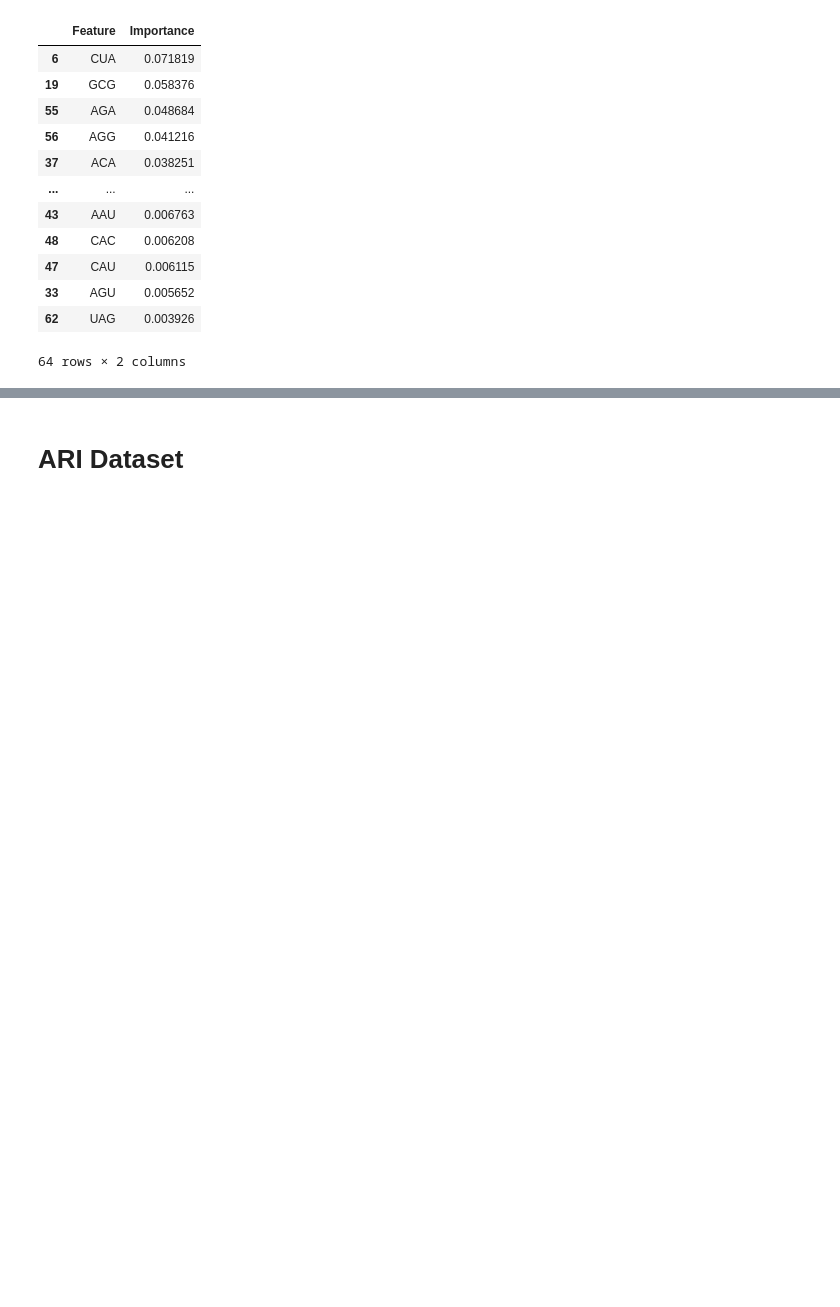
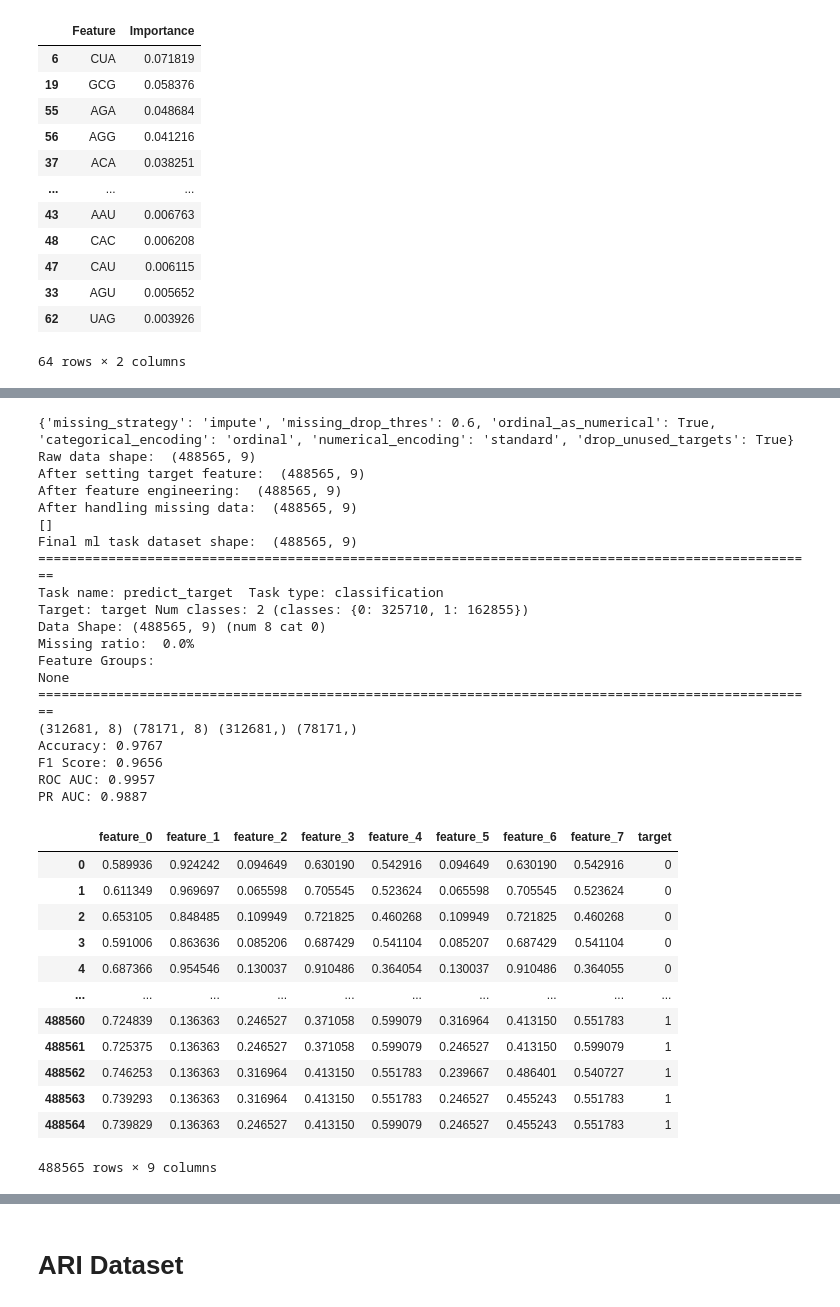
Before and after one commit to sitaomin1994/MedicalDataKit, a Jupyter notebook: notebook/data_fetch.ipynb, the cells around one changed output, grey strips where cells are left out. Cells and saved outputs as stored; diff of their text form; code cells hidden in the pictures; blank space fills up the shorter version.

```diff
--- a/notebook/data_fetch.ipynb
+++ b/notebook/data_fetch.ipynb
@@ -2351,0 +2527,50 @@ Top 10 Most Important Features:
+# %%
+dataset.generate_ml_task_dataset(
+    task_name = 'predict_target',
+    config = {
+        'missing_strategy': 'impute',
+        'categorical_encoding': 'ordinal',
+        'numerical_encoding': 'standard',
+        'ordinal_as_numerical': True
+    },
+    verbose = True
+)
+dataset.ml_task_dataset.show_dataset_info()
+data = dataset.ml_task_dataset.data
+config = dataset.ml_task_dataset.data_config
+model = train_and_evaluate_model(data, config, model_type = 'xgb')
+dataset.ml_task_dataset.data
+# %% [output]
+{'missing_strategy': 'impute', 'missing_drop_thres': 0.6, 'ordinal_as_numerical': True, 'categorical_encoding': 'ordinal', 'numerical_encoding': 'standard', 'drop_unused_targets': True}
+Raw data shape:  (488565, 9)
+After setting target feature:  (488565, 9)
+After feature engineering:  (488565, 9)
+After handling missing data:  (488565, 9)
+[]
+Final ml task dataset shape:  (488565, 9)
+====================================================================================================
+Task name: predict_target  Task type: classification
+Target: target Num classes: 2 (classes: {0: 325710, 1: 162855})
+Data Shape: (488565, 9) (num 8 cat 0)
+Missing ratio:  0.0%
+Feature Groups:
+None
+====================================================================================================
+(312681, 8) (78171, 8) (312681,) (78171,)
+Accuracy: 0.9767
+F1 Score: 0.9656
+ROC AUC: 0.9957
+PR AUC: 0.9887
+|  | feature_0 | feature_1 | feature_2 | feature_3 | feature_4 | feature_5 | feature_6 | feature_7 | target |
+| 0 | 0.589936 | 0.924242 | 0.094649 | 0.630190 | 0.542916 | 0.094649 | 0.630190 | 0.542916 | 0 |
+| 1 | 0.611349 | 0.969697 | 0.065598 | 0.705545 | 0.523624 | 0.065598 | 0.705545 | 0.523624 | 0 |
+| 2 | 0.653105 | 0.848485 | 0.109949 | 0.721825 | 0.460268 | 0.109949 | 0.721825 | 0.460268 | 0 |
+| 3 | 0.591006 | 0.863636 | 0.085206 | 0.687429 | 0.541104 | 0.085207 | 0.687429 | 0.541104 | 0 |
+| 4 | 0.687366 | 0.954546 | 0.130037 | 0.910486 | 0.364054 | 0.130037 | 0.910486 | 0.364055 | 0 |
+| ... | ... | ... | ... | ... | ... | ... | ... | ... | ... |
+| 488560 | 0.724839 | 0.136363 | 0.246527 | 0.371058 | 0.599079 | 0.316964 | 0.413150 | 0.551783 | 1 |
+| 488561 | 0.725375 | 0.136363 | 0.246527 | 0.371058 | 0.599079 | 0.246527 | 0.413150 | 0.599079 | 1 |
+| 488562 | 0.746253 | 0.136363 | 0.316964 | 0.413150 | 0.551783 | 0.239667 | 0.486401 | 0.540727 | 1 |
+| 488563 | 0.739293 | 0.136363 | 0.316964 | 0.413150 | 0.551783 | 0.246527 | 0.455243 | 0.551783 | 1 |
+| 488564 | 0.739829 | 0.136363 | 0.246527 | 0.413150 | 0.599079 | 0.246527 | 0.455243 | 0.551783 | 1 |
+488565 rows × 9 columns
```
Also changed, not shown: parts of 19 cells of this notebook, 3 other files.
